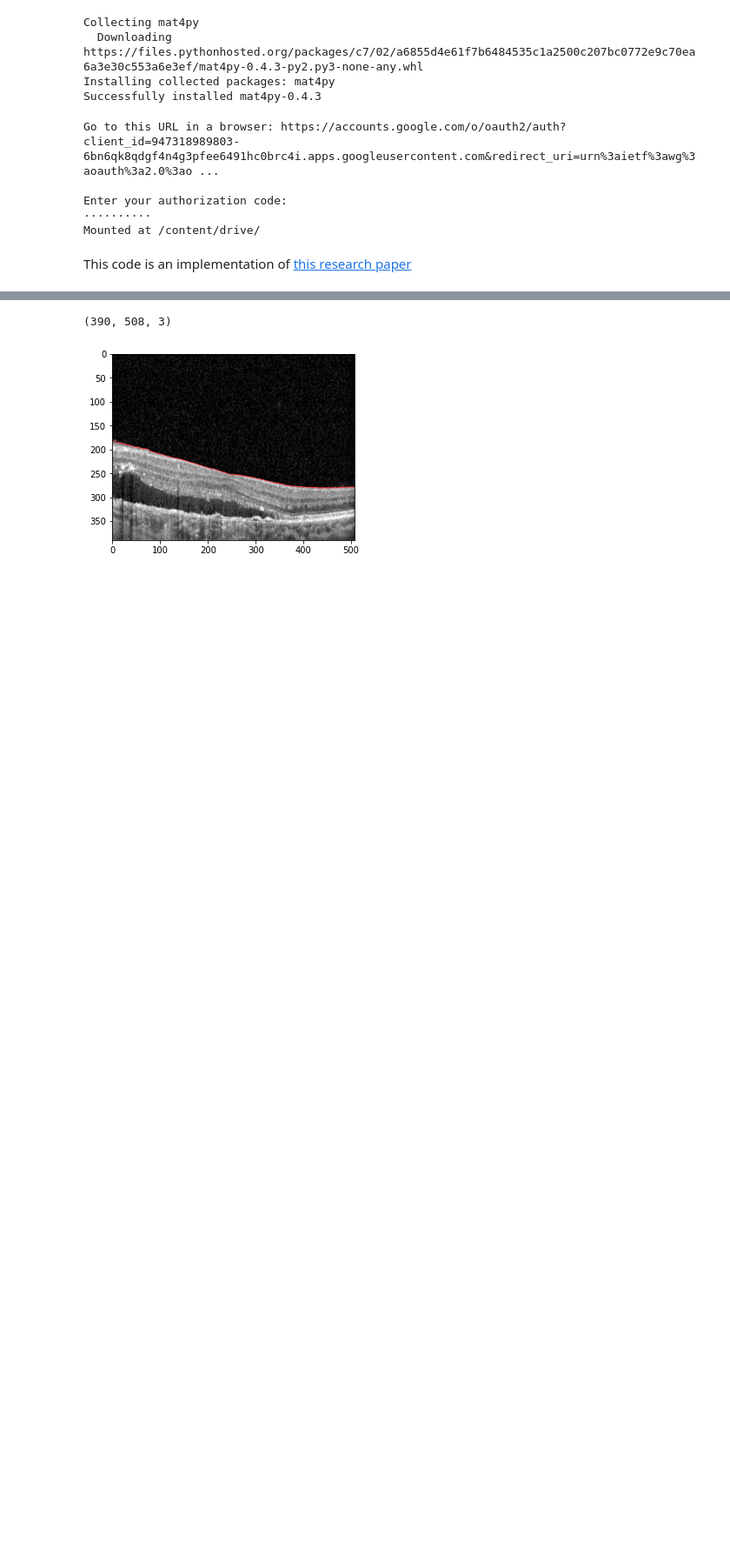
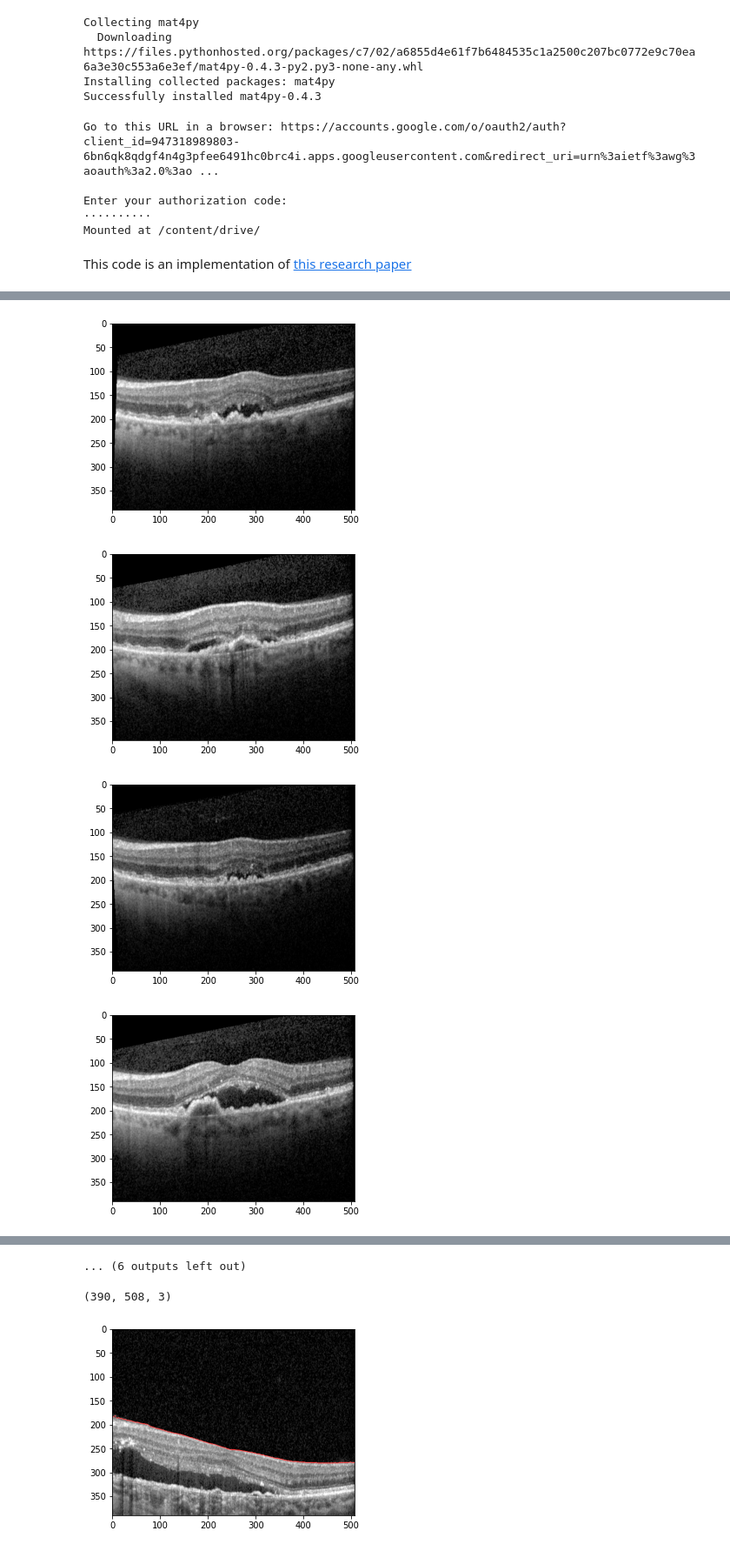
Before and after one commit to musman2012/imaging-research, a Jupyter notebook: OpenCV/ResearchPaperImplementation.ipynb, the cells around one changed output, grey strips where cells are left out. Shown at 87% size. Cells and saved outputs as stored; diff of their text form; code cells hidden in the pictures; blank space fills up the shorter version.

```diff
--- a/OpenCV/ResearchPaperImplementation.ipynb
+++ b/OpenCV/ResearchPaperImplementation.ipynb
@@ -69,5 +44,7 @@ def show_img(img2show):
 # %%
 ## Apply denoising (Median Filters [23,24,37] )
 ## 3 × 3 pixels
-filtered_img = cv.medianBlur(img, 3)
-show_img(filtered_img)
+def apply_median_filter(in_img):
+  filtered_img = cv.medianBlur(img, 3)
+  #show_img(filtered_img)
+  return filtered_img
@@ -98,7 +73,9 @@ plt.show()
 # %%
 ### Apply Canny Edge Detector
-edges = cv.Canny(res2,50,200)
+def apply_canny_edge(in_img):
+  edges = cv.Canny(in_img,50,200)
 
-fig = plt.figure(figsize=(5, 5))
-plt.imshow(edges)
-plt.show()
+  return edges
+  #fig = plt.figure(figsize=(5, 5))
+  #plt.imshow(edges)
+  #plt.show()
@@ -128,0 +211,49 @@ plt.show()
+# %%
+import os
+
+
+MIN_ROW = 10
+MAX_ROW = 400
+RANGE_THRESHOLD = 145
+
+os.chdir('/content/drive/My Drive/Colab Notebooks/AMD/Cropped_Data/')
+image_files = os.listdir()
+#os.chdir('/content/drive/My Drive/Colab Notebooks/AMD/Cropped_Data/')
+#for img_name in image_files:
+#img_name = image_files[25]
+#img = img[MIN_ROW:MAX_ROW,500:,:]
+#new_name = 'cropped_'+img_name
+#cv.imwrite(new_name, img)
+
+for img_name in image_files:
+  img = cv.imread(img_name)
+  md_img = apply_median_filter(img)
+  clus_img = apply_k_mean_clustering(md_img)
+  ed_img = apply_canny_edge(clus_img)
+  ilm_pos = detect_ilm(ed_img)
+
+  gray = cv.cvtColor(md_img, cv.COLOR_BGR2GRAY)
+
+  #count, th = 1, 10
+
+
+  for ilm_position in ilm_pos:
+    (row, col) = ilm_position
+    segmented_scan_ilm_rpe_final[row:row+5, col, 0] = 255
+
+  for rpe_position in rpe_pos:
+    (row, col) = rpe_position
+    segmented_scan_ilm_rpe_final[row:row+5, col, 1] = 255
+
+  for f in fluid_pos:
+    (row, col) = f
+    segmented_scan_ilm_rpe_final[row:row+10, col, 2] = 255
+  fig = plt.figure(figsize=(5, 5))
+
+  plt.imshow(img)
+  plt.show()
+# %% [output]
+[figure, added]
+[figure, added]
+[figure, added]
+[figure, added]
@@ -129,3 +268,4 @@ plt.show()
+... (6 outputs left out)
 # %%
 print(img.shape)
 img_ilm = img.copy()
```
Also changed, not shown: parts of 18 cells of this notebook.
